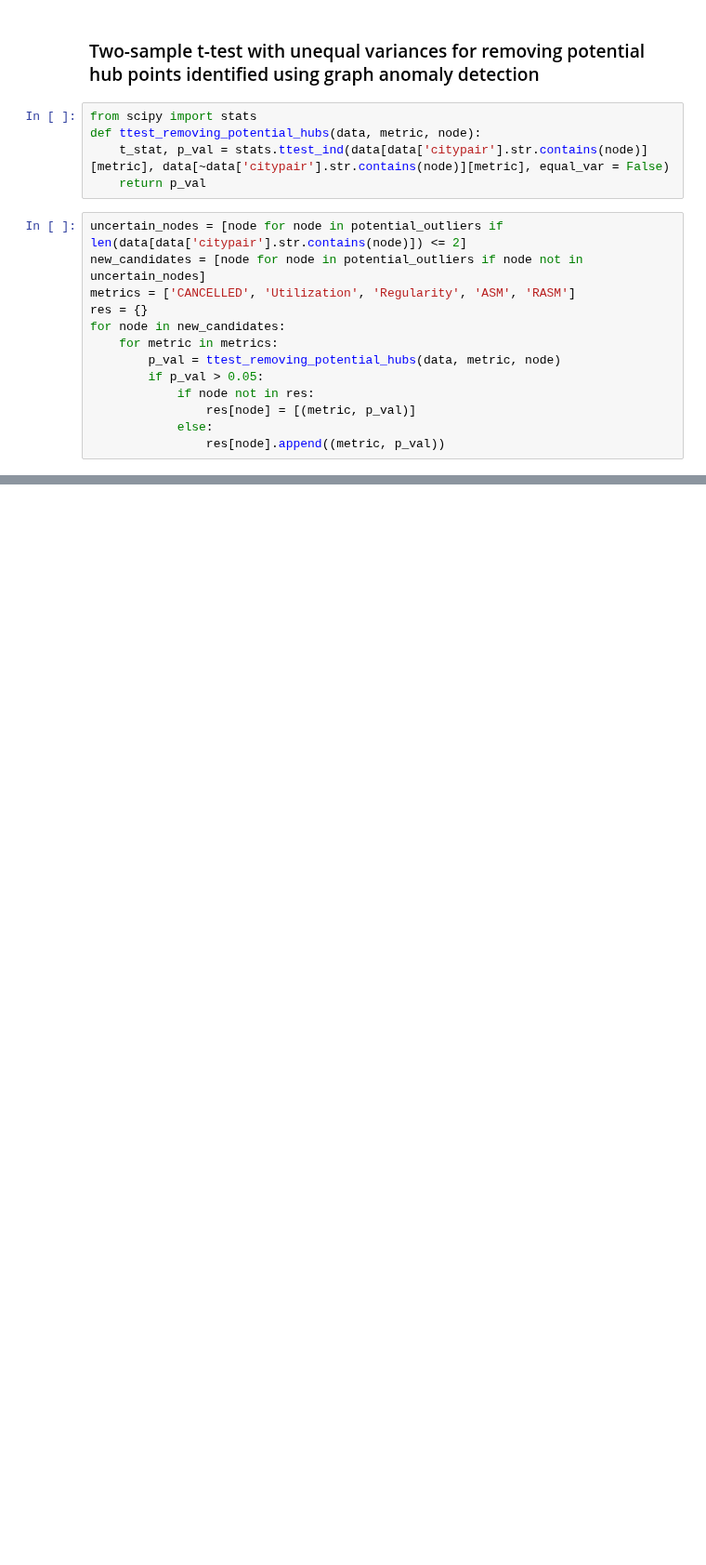
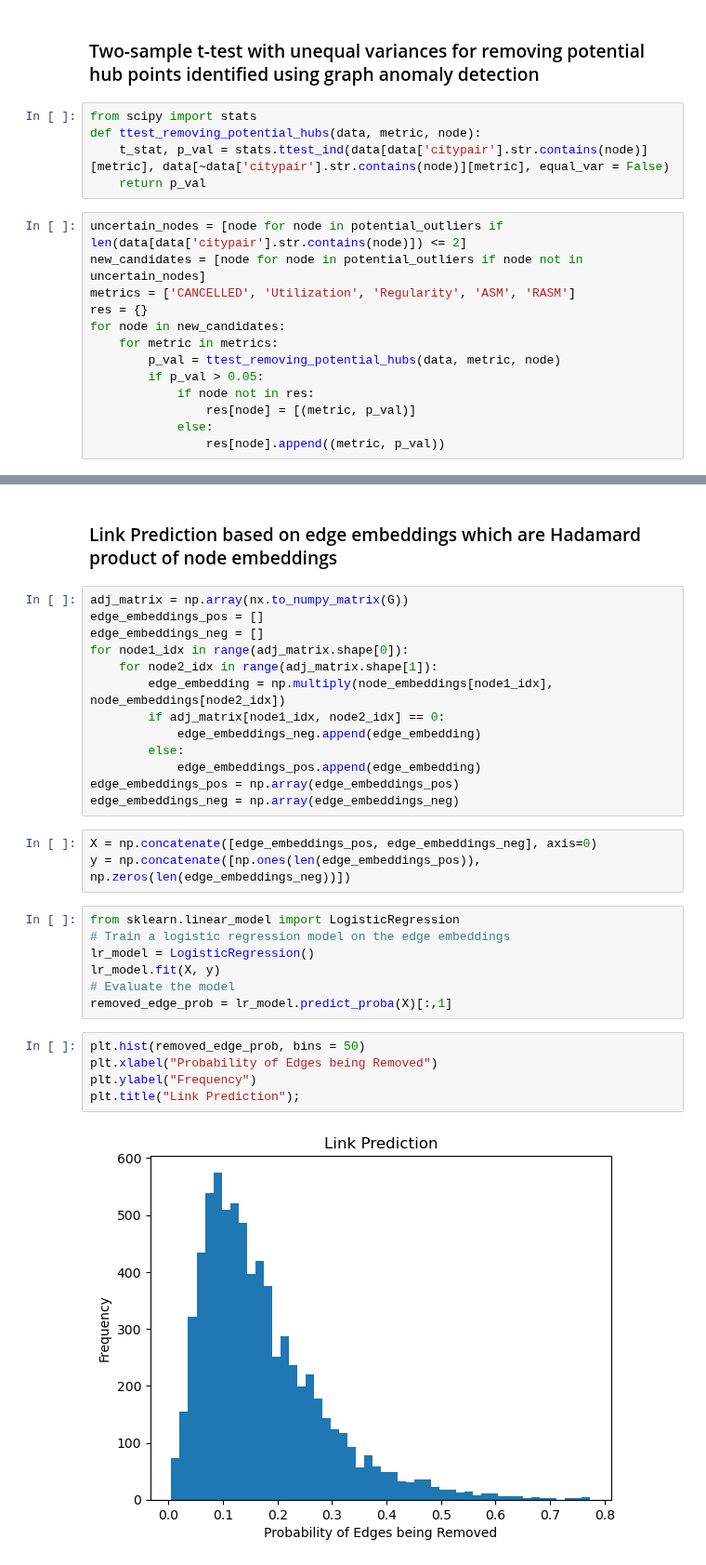
Before and after one commit to krutalp/Airline_Route_Analytics, a Jupyter notebook: Graph_Anomaly_Detection_Methods.ipynb, the cells around one changed output, grey strips where cells are left out. Shown at 93% size. Saved outputs shown, nothing was run; the diff lists cells and outputs as text; blank space fills up the shorter version.

```diff
--- a/Graph_Anomaly_Detection_Methods.ipynb
+++ b/Graph_Anomaly_Detection_Methods.ipynb
@@ -326,0 +326,32 @@ for node in uncertain_nodes:
+# %% [markdown]
+### Link Prediction based on edge embeddings which are Hadamard product of node embeddings
+# %%
+adj_matrix = np.array(nx.to_numpy_matrix(G))
+edge_embeddings_pos = []
+edge_embeddings_neg = []
+for node1_idx in range(adj_matrix.shape[0]):
+    for node2_idx in range(adj_matrix.shape[1]):
+        edge_embedding = np.multiply(node_embeddings[node1_idx], node_embeddings[node2_idx])
+        if adj_matrix[node1_idx, node2_idx] == 0:
+            edge_embeddings_neg.append(edge_embedding)
+        else:
+            edge_embeddings_pos.append(edge_embedding)
+edge_embeddings_pos = np.array(edge_embeddings_pos)
+edge_embeddings_neg = np.array(edge_embeddings_neg)
+# %%
+X = np.concatenate([edge_embeddings_pos, edge_embeddings_neg], axis=0)
+y = np.concatenate([np.ones(len(edge_embeddings_pos)), np.zeros(len(edge_embeddings_neg))])
+# %%
+from sklearn.linear_model import LogisticRegression
+# Train a logistic regression model on the edge embeddings
+lr_model = LogisticRegression()
+lr_model.fit(X, y)
+# Evaluate the model
+removed_edge_prob = lr_model.predict_proba(X)[:,1]
+# %%
+plt.hist(removed_edge_prob, bins = 50)
+plt.xlabel("Probability of Edges being Removed")
+plt.ylabel("Frequency")
+plt.title("Link Prediction");
+# %% [output]
+[figure, added]
```
Also changed, not shown: parts of 10 cells of this notebook.
